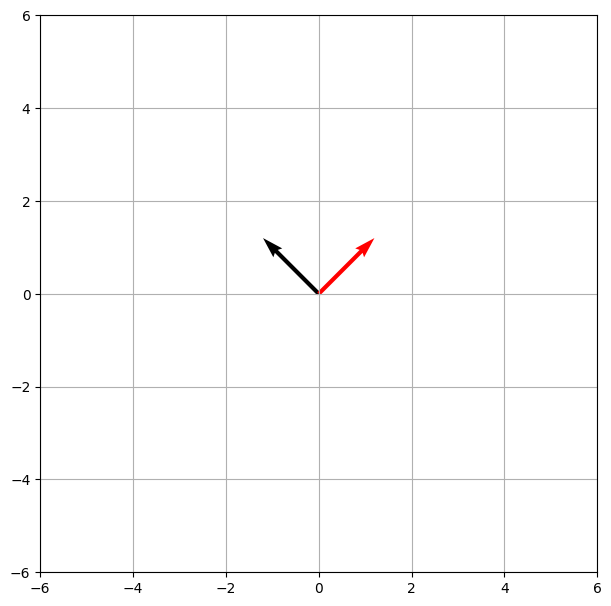
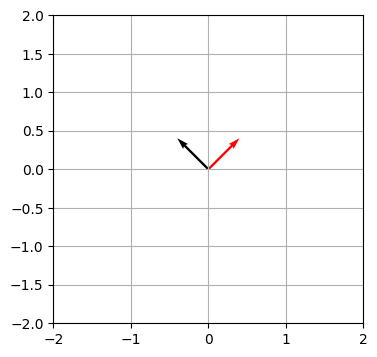
The change to this notebook cell's code, shown as a diff; its figure went from the first image to the second:
--- before
+++ after
@@ -1,3 +1,3 @@
-fig,ax = plt.subplots(figsize=(6,6), layout='constrained')
+fig,ax = plt.subplots(figsize=(4,4))
 
 ax.quiver(*origin, *vec, scale=10)
@@ -6,6 +6,5 @@
 
 ax.grid()
-ax.set_xlim(-6,6)
-ax.set_ylim(-6,6)
-plt.gca().set_aspect("equal")
+ax.set_xlim(-2,2)
+ax.set_ylim(-2,2)
 plt.show()

Commit: Fix execution